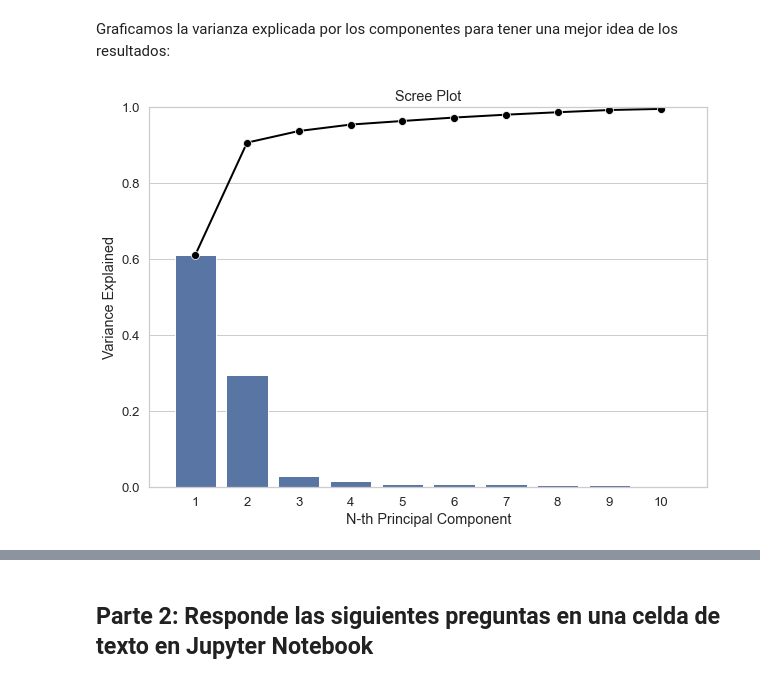
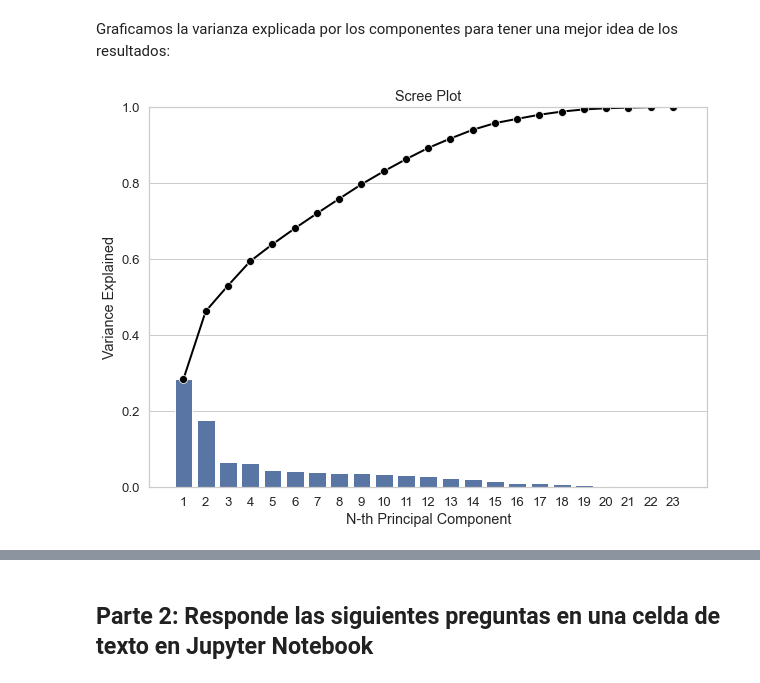
Before and after one commit to PosgradoMNA/actividades-del-projecto-cad_equipo47, a Jupyter notebook: Semana 4/PCA.ipynb, the cells around one changed output, grey strips where cells are left out. Cells and saved outputs as stored; diff of their text form; code cells hidden in the pictures.

```diff
--- a/Semana 4/PCA.ipynb
+++ b/Semana 4/PCA.ipynb
@@ -264,12 +279,12 @@ Repetimos el mismo proceso, pero ahora con todas las variables, a excepción del
 # %%
-pca2 = decomposition.PCA(n_components=10)
-pc = pca2.fit_transform(df_nulls.iloc[:, 1:-1])
+pcs = PCA()
+pcs.fit(preprocessing.scale(df_nulls.iloc[:, 1:-1].dropna(axis=0)))
+pcsSummary_df = pd.DataFrame({'Standard deviation': np.sqrt(pcs.explained_variance_),
+                             'Proportion of variance': pcs.explained_variance_ratio_,
+                             'Cumulative proportion': np.cumsum(pcs.explained_variance_ratio_)
+                             })
 
-pcaSummary = pd.DataFrame({'Standard deviation': np.sqrt(pca2.explained_variance_),
-                          'Proportion of variance': pca2.explained_variance_ratio_,
-                          'Cumulative proportion': np.cumsum(pca2.explained_variance_ratio_),
-                          'PC':['PC1','PC2','PC3','PC4','PC5','PC6','PC7','PC8','PC9','PC10']
-                          }
-                          )
-pcaSummary
+pcsSummary_df = pcsSummary_df.transpose()
+pcsSummary_df.columns = ['PC{}'.format(i) for i in range(1, len(pcsSummary_df.columns) + 1)]
+pcsSummary_df.round(4)
 # %% [output]
@@ -290,32 +298,32 @@ Graficamos la varianza explicada por los componentes para tener una mejor idea d
 import matplotlib as mpl
 import matplotlib.pyplot as plt
 # %%
-PC_components = np.arange(pca2.n_components_) + 1
+PC_components = np.arange(pcs.n_components_) + 1
 
 _ = sns.set(style = 'whitegrid',
             font_scale = 1.2
             )
 
 fig, ax = plt.subplots(figsize=(10, 7))
 
 _ = sns.barplot(x = PC_components,
-                y = pca2.explained_variance_ratio_,
+                y = pcs.explained_variance_ratio_,
                 color = 'b'
                 )
 
 _ = sns.lineplot(x = PC_components-1,
-                 y = np.cumsum(pca2.explained_variance_ratio_),
+                 y = np.cumsum(pcs.explained_variance_ratio_),
                  color = 'black',
                  linestyle = '-',
                  linewidth = 2,
                  marker = 'o',
                  markersize = 8
                  )
 
 plt.title('Scree Plot')
 plt.xlabel('N-th Principal Component')
 plt.ylabel('Variance Explained')
 plt.ylim(0, 1)
 plt.show()
 # %% [output]
-[figure, old version]
+[figure, new version]
```
Also changed, not shown: parts of 23 cells of this notebook.
